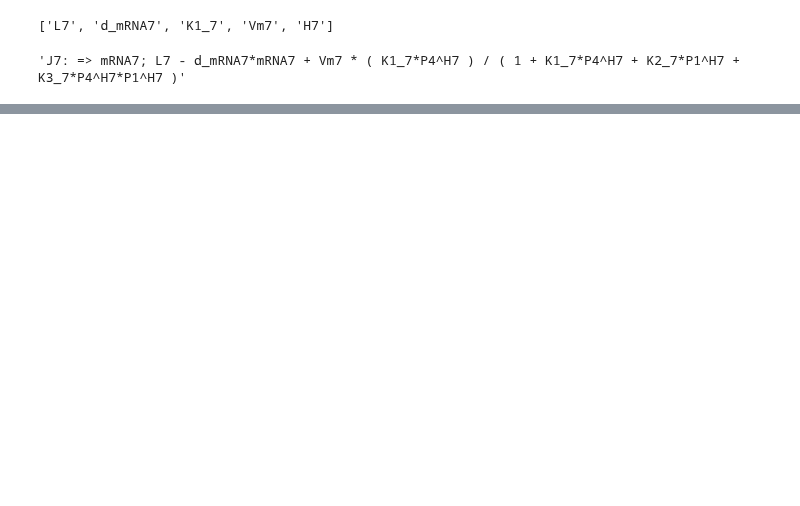
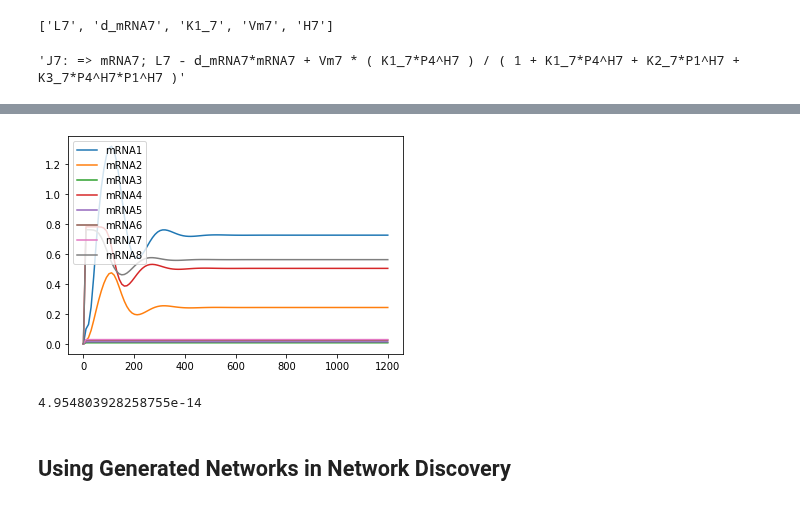
Before and after one commit to ModelEngineering/advancing-biomedical-models, a Jupyter notebook: lectures/lecture_17/lecture_17_Generating_Models.ipynb, the cells around one changed output, grey strips where cells are left out. Drawn from its saved outputs; the diff is of its cells as text; code cells hidden in the pictures; blank space fills up the shorter version.

```diff
--- a/lectures/lecture_17/lecture_17_Generating_Models.ipynb
+++ b/lectures/lecture_17/lecture_17_Generating_Models.ipynb
@@ -130,0 +134,13 @@ base_network._uninitialize_constants
+# %%
+# Compare the above results with the file initial-Antimony-model.txt
+df_initial = simulateInitialModel()
+plotSimulation(df_initial)
+# %% [output]
+[figure, added]
+# %%
+df = df_initial - df_data
+df.sum().sum()
+# %% [output]
+4.954803928258755e-14
+# %% [markdown]
+## Using Generated Networks in Network Discovery
```
Also changed, not shown: parts of 23 cells of this notebook, 1 other file.
